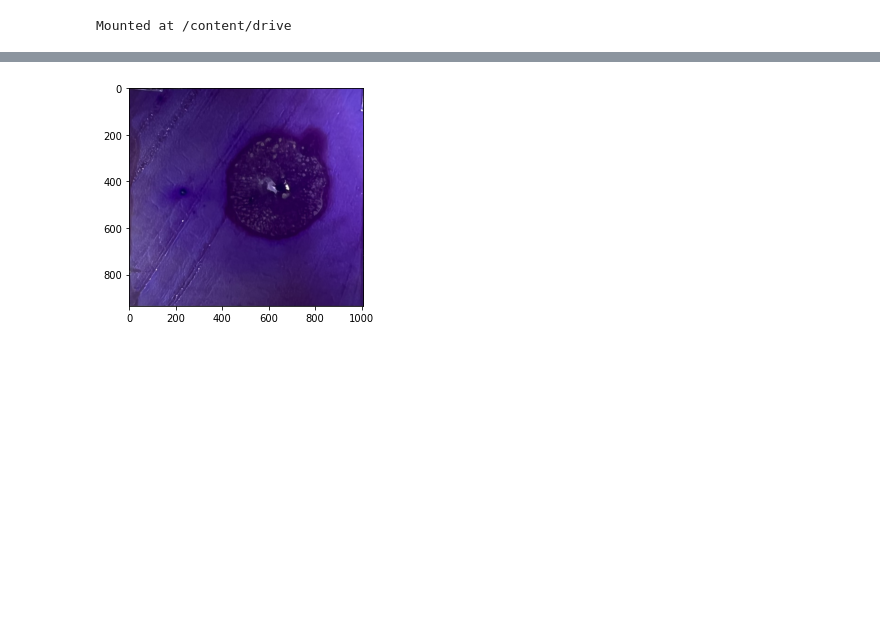
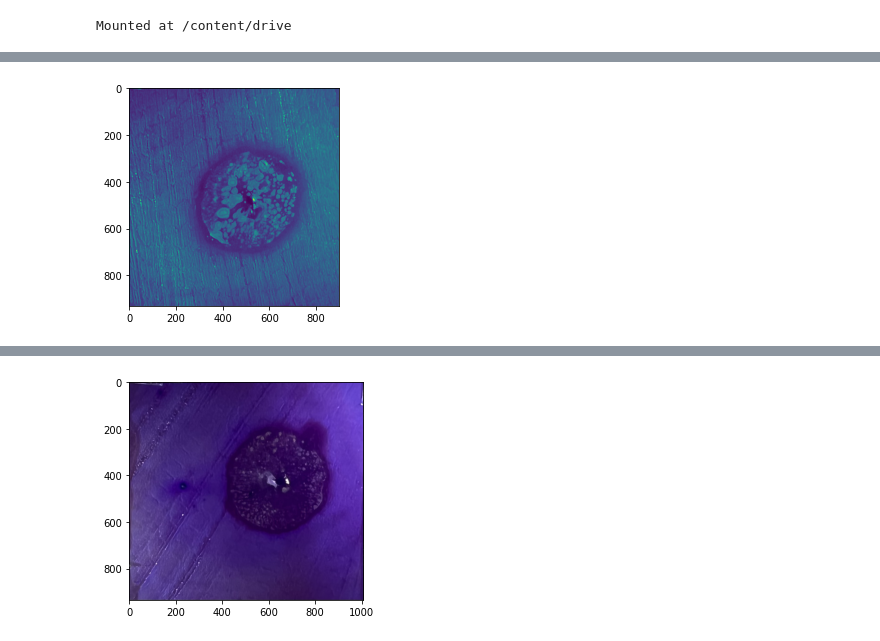
Before and after one commit to lmkelly16/BYU-REU-2022, a Jupyter notebook: ZOI_1.ipynb, the cells around one changed output, grey strips where cells are left out. Drawn from its saved outputs; the diff is of its cells as text; code cells hidden in the pictures; blank space fills up the shorter version.

```diff
--- a/ZOI_1.ipynb
+++ b/ZOI_1.ipynb
@@ -22,0 +36,5 @@ Mounted at /content/drive
+# %%
+cim = im[:,:,0]
+plt.imshow(cim);
+# %% [output]
+[figure, added]
```
Also changed, not shown: parts of 28 cells of this notebook.
